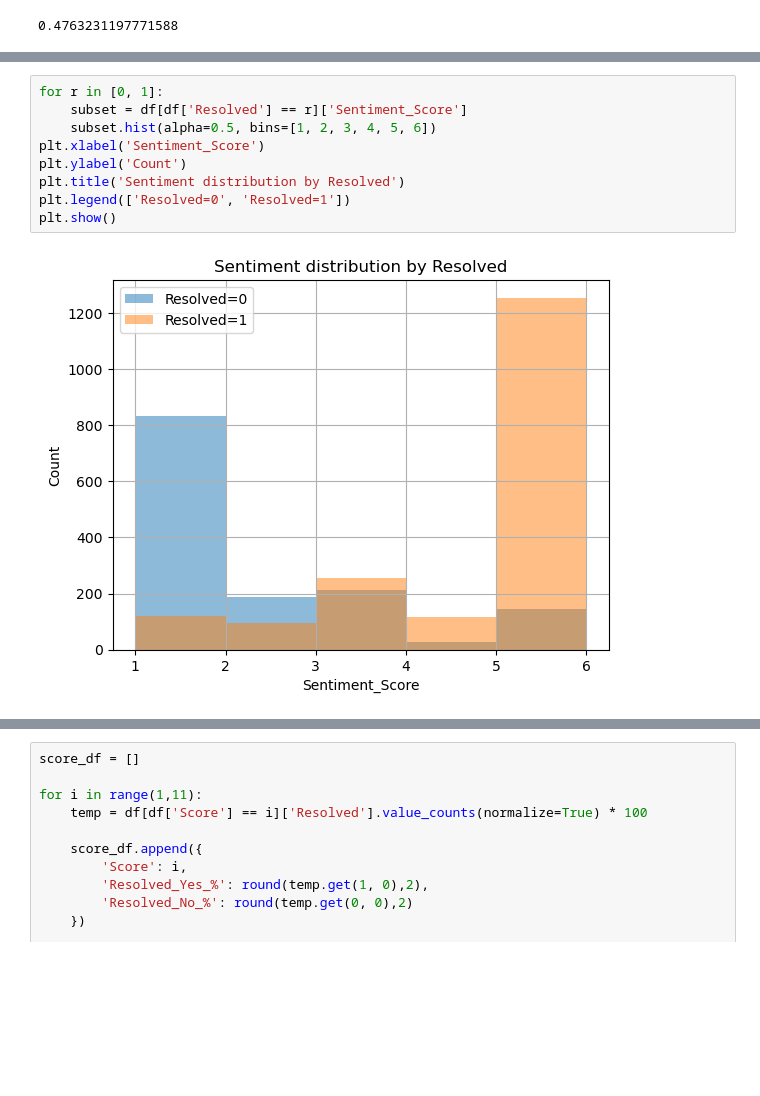
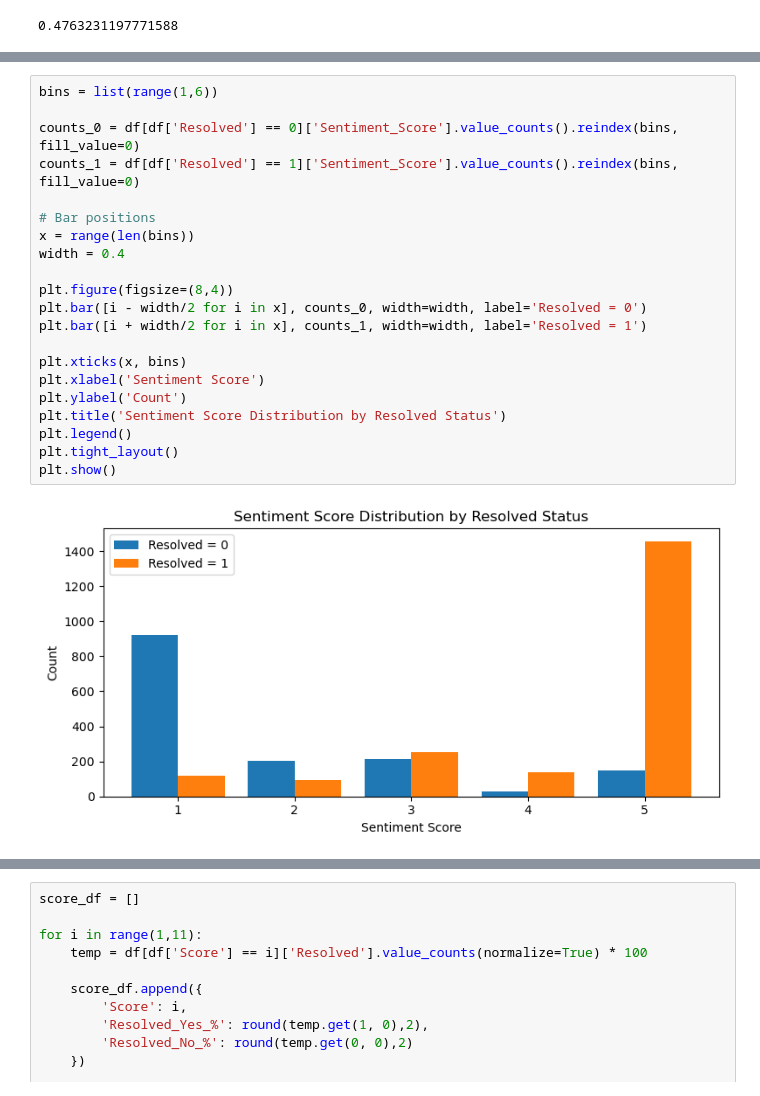
Before and after one commit to matin-zarei/CSAT-Project, a Jupyter notebook: Main.ipynb, the cells around one changed output, grey strips where cells are left out. Drawn from its saved outputs; the diff is of its cells as text; blank space fills up the shorter version.

Commit message:
Update Visuals

```diff
--- a/Main.ipynb
+++ b/Main.ipynb
@@ -85,16 +83,28 @@ Tech Mahindra - 2 Way Messaging                 1
 Thames Water - Collective Billing               1
 Name: Business_Unit, dtype: int64
 # %%
-for r in [0, 1]:
-    subset = df[df['Resolved'] == r]['Sentiment_Score']
-    subset.hist(alpha=0.5, bins=[1, 2, 3, 4, 5, 6])
-plt.xlabel('Sentiment_Score')
+bins = list(range(1,6))
+
+counts_0 = df[df['Resolved'] == 0]['Sentiment_Score'].value_counts().reindex(bins, fill_value=0)
+counts_1 = df[df['Resolved'] == 1]['Sentiment_Score'].value_counts().reindex(bins, fill_value=0)
+
+# Bar positions
+x = range(len(bins))
+width = 0.4
+
+plt.figure(figsize=(8,4))
+plt.bar([i - width/2 for i in x], counts_0, width=width, label='Resolved = 0')
+plt.bar([i + width/2 for i in x], counts_1, width=width, label='Resolved = 1')
+
+plt.xticks(x, bins)
+plt.xlabel('Sentiment Score')
 plt.ylabel('Count')
-plt.title('Sentiment distribution by Resolved')
-plt.legend(['Resolved=0', 'Resolved=1'])
+plt.title('Sentiment Score Distribution by Resolved Status')
+plt.legend()
+plt.tight_layout()
 plt.show()
 # %% [output]
-[figure, old version]
+[figure, new version]
 # %%
 sentiment_df = []
 
```
Also changed, not shown: parts of 6 cells of this notebook, 3 other files.
